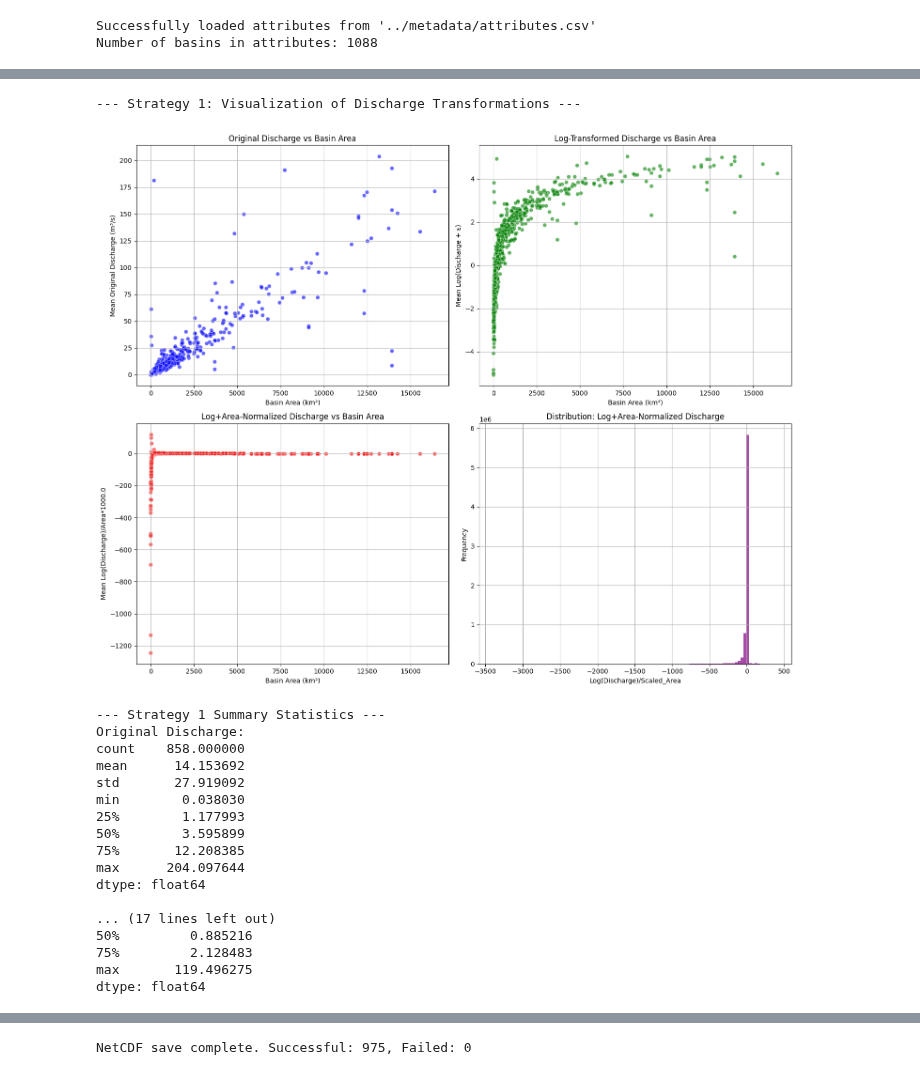
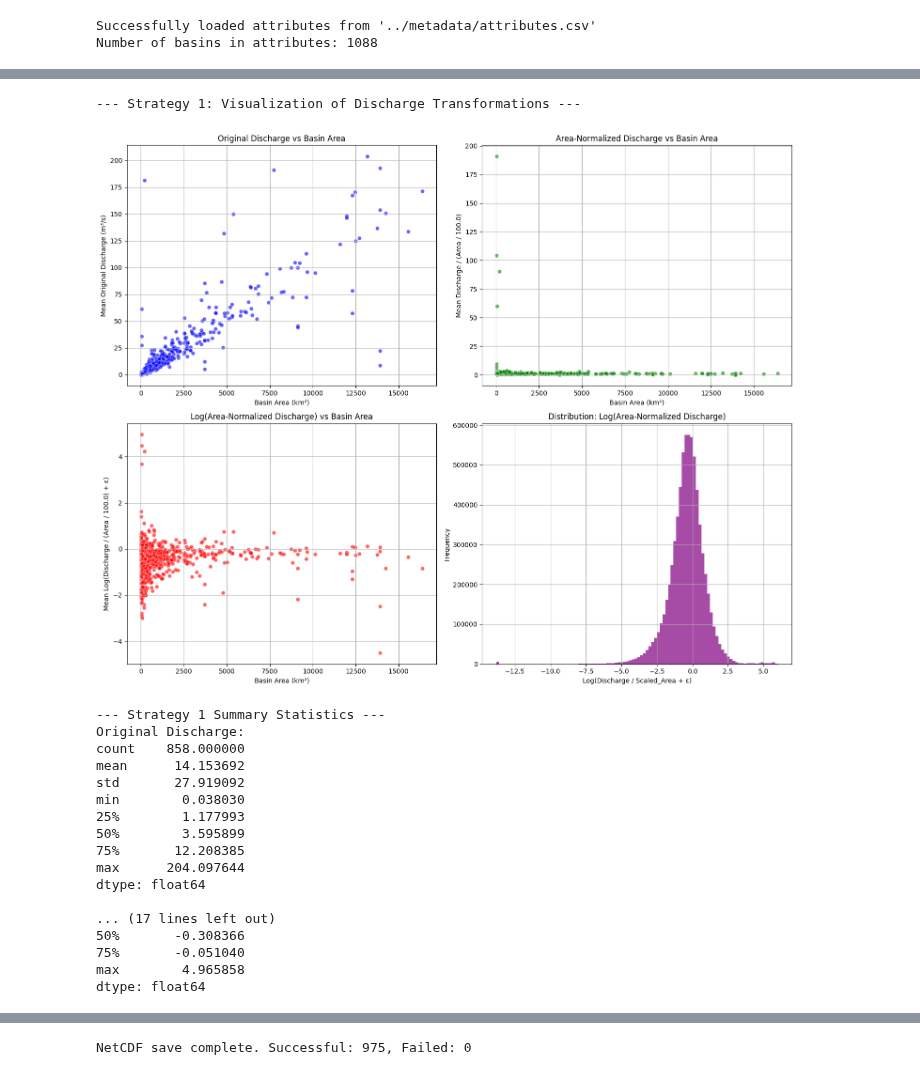
Before and after one commit to yunsupark1120/GAGEii_modeling, a Jupyter notebook: notebooks/data_preprocessing_new.ipynb, the cells around one changed output, grey strips where cells are left out. Drawn from its saved outputs; the diff is of its cells as text; code cells hidden in the pictures.

Commit message:
data preprocessing step revised (area normalize and log transform)

```diff
--- a/notebooks/data_preprocessing_new.ipynb
+++ b/notebooks/data_preprocessing_new.ipynb
@@ -34,9 +34,9 @@ import seaborn as sns
 from tqdm import tqdm
 
 # --- Configuration for Strategy 1: Log-Transform Before Area Normalization ---
-# ATTRIBUTES_FILE = '../metadata/attributes.csv'
-INPUT_CSV_DIR = '../metadata/LBRM_daymet'
-OUTPUT_NC_DIR = '../data/time_series_lbrm'  # New output directory for this strategy
+ATTRIBUTES_FILE = '../metadata/attributes.csv'
+INPUT_CSV_DIR = '../metadata/csv_filtered'
+OUTPUT_NC_DIR = '../data/time_series_gl_area_norm'  # New output directory for this strategy
 
 # Ensure output directory exists
 os.makedirs(OUTPUT_NC_DIR, exist_ok=True)
@@ -44,7 +44,7 @@ os.makedirs(OUTPUT_NC_DIR, exist_ok=True)
 # Variables to log transform BEFORE area normalization (key difference)
 LOG_TRANSFORM_VARS = ['discharge', 'prcp', 'swe']
 EPSILON = 1e-6  # Small constant to avoid log(0)
-BASIN_AREA_SCALE_DIVISOR = 1000.0  # Factor to divide basin_area by
+BASIN_AREA_SCALE_DIVISOR = 100.0  # Factor to divide basin_area by
 
 # Variables to normalize globally (after log+area normalization for discharge)
 # Note: 'discharge' here will be log-transformed THEN area-normalized
@@ -221,7 +212,7 @@ Processing order:
 4. Collect for global normalization
 Completed. Processed 975 basins, skipping 1 basins.
 # %%
-# --- Strategy 1 Visualization: Compare Discharge Transformations ---
+# --- Visualization: Compare Discharge Transformations ---
 print(f"\n--- Strategy 1: Visualization of Discharge Transformations ---")
 
 if (scatter_plot_basin_areas and scatter_plot_mean_original_discharges and
@@ -237,50 +228,50 @@ if (scatter_plot_basin_areas and scatter_plot_mean_original_discharges and
     axes[0, 0].set_ylabel('Mean Original Discharge (m³/s)')
     axes[0, 0].grid(True)
 
-    # Plot 2: Log-Transformed Discharge vs Basin Area
+    # Plot 2: Area-Normalized Discharge vs Basin Area
     axes[0, 1].scatter(scatter_plot_basin_areas, scatter_plot_mean_log_discharges,
                       alpha=0.6, edgecolors='w', linewidth=0.5, color='green')
-    axes[0, 1].set_title('Log-Transformed Discharge vs Basin Area')
+    axes[0, 1].set_title('Area-Normalized Discharge vs Basin Area')
     axes[0, 1].set_xlabel('Basin Area (km²)')
-    axes[0, 1].set_ylabel('Mean Log(Discharge + ε)')
+    axes[0, 1].set_ylabel(f'Mean Discharge / (Area / {BASIN_AREA_SCALE_DIVISOR})')
     axes[0, 1].grid(True)
 
-    # Plot 3: Log+Area-Normalized Discharge vs Basin Area
+    # Plot 3: Log(Area-Normalized Discharge) vs Basin Area
     axes[1, 0].scatter(scatter_plot_basin_areas, scatter_plot_mean_log_area_norm_discharges,
                       alpha=0.6, edgecolors='w', linewidth=0.5, color='red')
-    axes[1, 0].set_title('Log+Area-Normalized Discharge vs Basin Area')
+    axes[1, 0].set_title('Log(Area-Normalized Discharge) vs Basin Area')
     axes[1, 0].set_xlabel('Basin Area (km²)')
-    axes[1, 0].set_ylabel(f'Mean Log(Discharge)/Area*{BASIN_AREA_SCALE_DIVISOR}')
+    axes[1, 0].set_ylabel(f'Mean Log(Discharge / (Area / {BASIN_AREA_SCALE_DIVISOR}) + ε)')
     axes[1, 0].grid(True)
 
     # Plot 4: Distribution of Final Normalized Discharge
     axes[1, 1].hist(all_log_then_area_normalized_discharge_values, bins=100, alpha=0.7, color='purple')
-    axes[1, 1].set_title('Distribution: Log+Area-Normalized Discharge')
-    axes[1, 1].set_xlabel('Log(Discharge)/Scaled_Area')
+    axes[1, 1].set_title('Distribution: Log(Area-Normalized Discharge)')
+    axes[1, 1].set_xlabel('Log(Discharge / Scaled_Area + ε)')
     axes[1, 1].set_ylabel('Frequency')
     axes[1, 1].grid(True)
 
     plt.tight_layout()
     plt.show()
 
     # Print summary statistics
     print("\n--- Strategy 1 Summary Statistics ---")
     original_stats = pd.Series(scatter_plot_mean_original_discharges)
-    log_stats = pd.Series(scatter_plot_mean_log_discharges)
+    area_norm_stats = pd.Series(scatter_plot_mean_log_discharges)
     log_area_stats = pd.Series(scatter_plot_mean_log_area_norm_discharges)
 
     print("Original Discharge:")
     print(original_stats.describe())
-    print("\nLog-Transformed Discharge:")
-    print(log_stats.describe())
-    print("\nLog+Area-Normalized Discharge:")
+    print("\nArea-Normalized Discharge:")
+    print(area_norm_stats.describe())
+    print("\nLog(Area-Normalized Discharge):")
     print(log_area_stats.describe())
 
 else:
     print("No data available for Strategy 1 visualizations.")
 # %% [output]
 --- Strategy 1: Visualization of Discharge Transformations ---
-[figure, old version]
+[figure, new version]
 --- Strategy 1 Summary Statistics ---
 Original Discharge:
 count    858.000000
@@ -294,9 +285,9 @@ max      204.097644
 dtype: float64
 
 ... (17 lines left out)
-50%         0.885216
-75%         2.128483
-max       119.496275
+50%       -0.308366
+75%       -0.051040
+max        4.965858
 dtype: float64
 # %%
 discharge_series = pd.Series(all_log_then_area_normalized_discharge_values)
```
Also changed, not shown: parts of 5 cells of this notebook, 1 other file.
